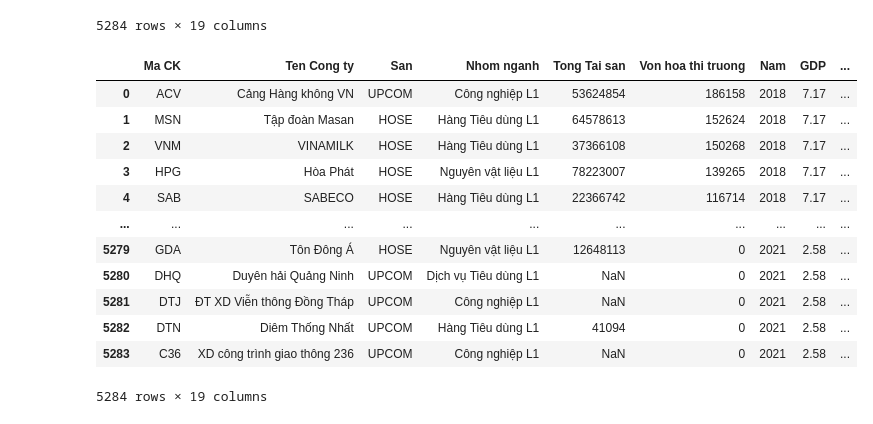
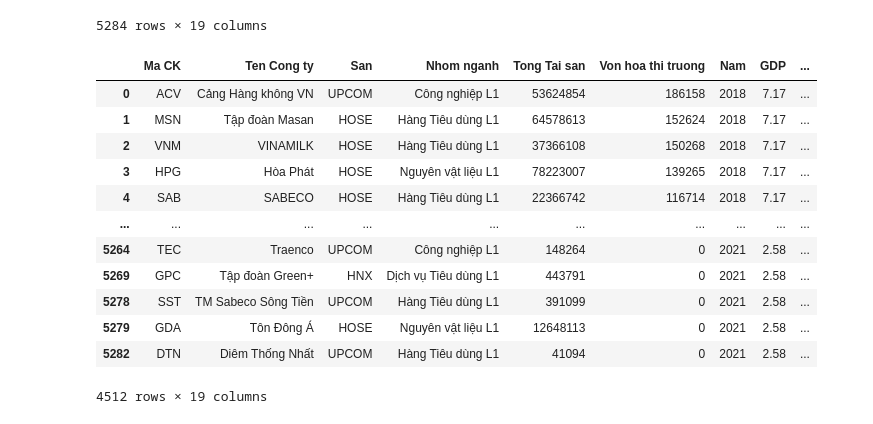
Before and after one commit to vuquangnguyen2018/KhoaLuanUEH, a Jupyter notebook: Dataset/Phan tich Du lieu.ipynb, the cells around one changed output. Saved outputs shown, nothing was run; the diff lists cells and outputs as text; code cells hidden in the pictures.

```diff
--- a/Dataset/Phan tich Du lieu.ipynb
+++ b/Dataset/Phan tich Du lieu.ipynb
@@ -118,18 +118,19 @@ DataAll['LTLEV']=DataAll['No dai han']/DataAll['Tong Tai san']
 DataAll['BLEV']=DataAll['Tong No phai tra']/DataAll['Tong Tai san']
 # %%
 Output=DataAll.iloc[:,[0,1,2,3,4,13,15,16,17,18,19,20,22,23,24,25,26,27,28]]
+Output=Output.dropna()
 Output
 # %% [output]
 |  | Ma CK | Ten Cong ty | San | Nhom nganh | Tong Tai san | Von hoa thi truong | Nam | GDP | ... |
 | 0 | ACV | Cảng Hàng không VN | UPCOM | Công nghiệp L1 | 53624854 | 186158 | 2018 | 7.17 | ... |
 | 1 | MSN | Tập đoàn Masan | HOSE | Hàng Tiêu dùng L1 | 64578613 | 152624 | 2018 | 7.17 | ... |
 | 2 | VNM | VINAMILK | HOSE | Hàng Tiêu dùng L1 | 37366108 | 150268 | 2018 | 7.17 | ... |
 | 3 | HPG | Hòa Phát | HOSE | Nguyên vật liệu L1 | 78223007 | 139265 | 2018 | 7.17 | ... |
 | 4 | SAB | SABECO | HOSE | Hàng Tiêu dùng L1 | 22366742 | 116714 | 2018 | 7.17 | ... |
 | ... | ... | ... | ... | ... | ... | ... | ... | ... | ... |
+| 5264 | TEC | Traenco | UPCOM | Công nghiệp L1 | 148264 | 0 | 2021 | 2.58 | ... |
+| 5269 | GPC | Tập đoàn Green+ | HNX | Dịch vụ Tiêu dùng L1 | 443791 | 0 | 2021 | 2.58 | ... |
+| 5278 | SST | TM Sabeco Sông Tiền | UPCOM | Hàng Tiêu dùng L1 | 391099 | 0 | 2021 | 2.58 | ... |
 | 5279 | GDA | Tôn Đông Á | HOSE | Nguyên vật liệu L1 | 12648113 | 0 | 2021 | 2.58 | ... |
-| 5280 | DHQ | Duyên hải Quảng Ninh | UPCOM | Dịch vụ Tiêu dùng L1 | NaN | 0 | 2021 | 2.58 | ... |
-| 5281 | DTJ | ĐT XD Viễn thông Đồng Tháp | UPCOM | Công nghiệp L1 | NaN | 0 | 2021 | 2.58 | ... |
 | 5282 | DTN | Diêm Thống Nhất | UPCOM | Hàng Tiêu dùng L1 | 41094 | 0 | 2021 | 2.58 | ... |
-| 5283 | C36 | XD công trình giao thông 236 | UPCOM | Công nghiệp L1 | NaN | 0 | 2021 | 2.58 | ... |
-5284 rows × 19 columns
+4512 rows × 19 columns
```
Also changed, not shown: parts of 3 cells of this notebook, 5 other files.
